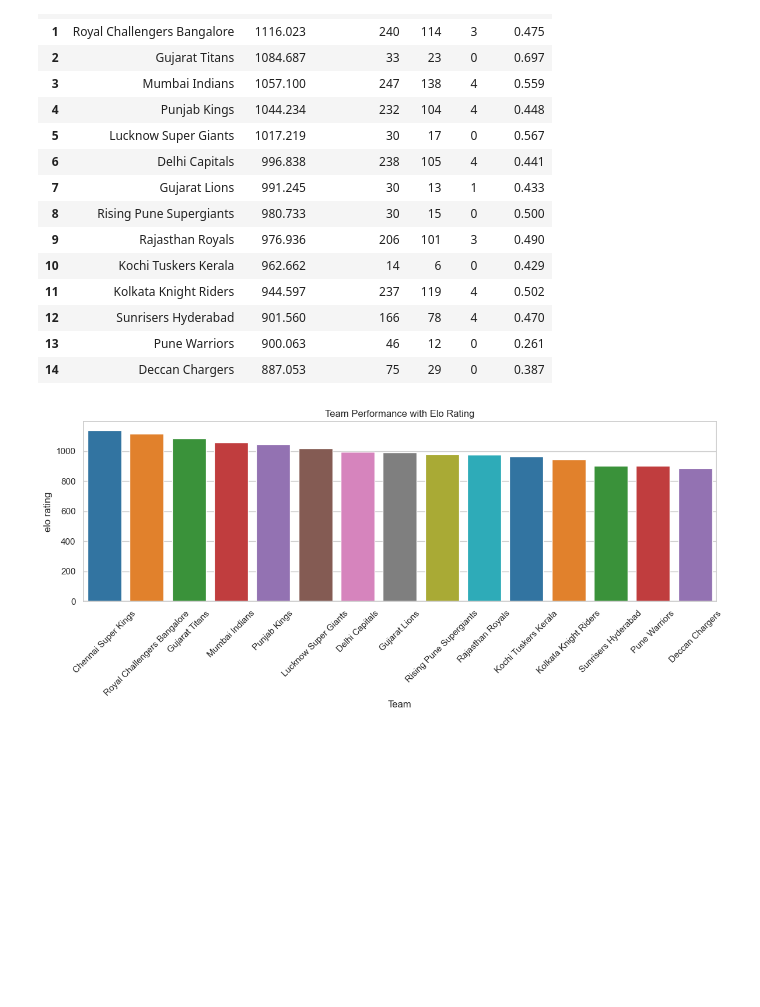
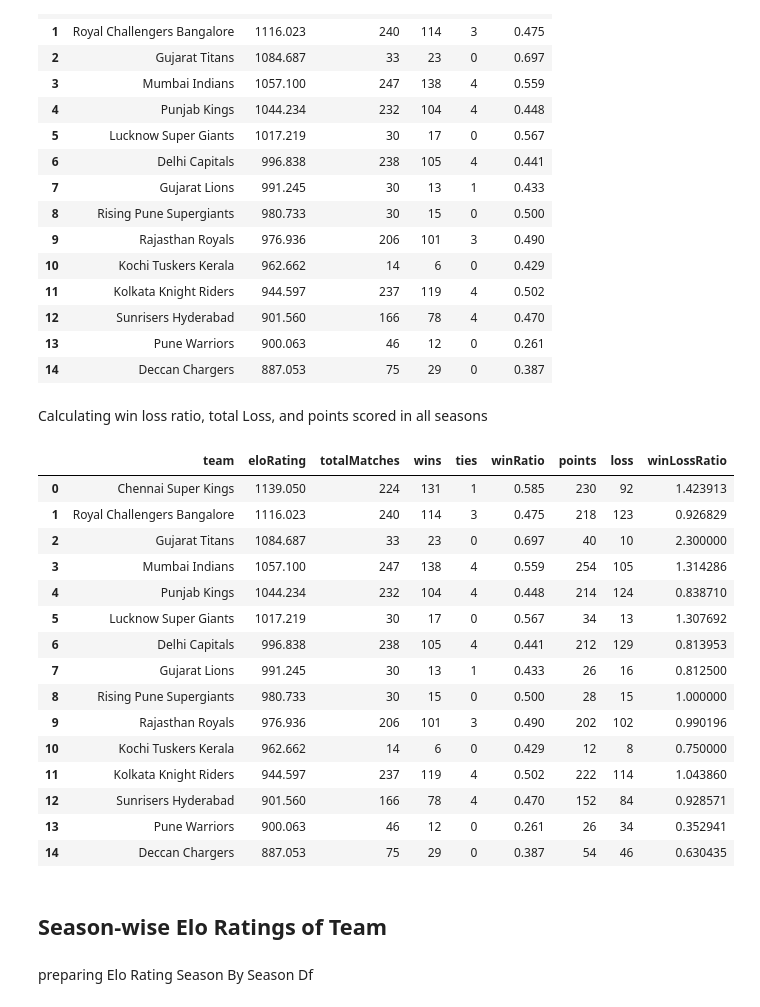
Before and after one commit to chinmay-choudhary/cricket-elo-rating, a Jupyter notebook: ipl.ipynb, the cells around one changed output. Cells and saved outputs as stored; diff of their text form; code cells hidden in the pictures; blank space fills up the shorter version.

```diff
--- a/ipl.ipynb
+++ b/ipl.ipynb
@@ -112,3 +133,13 @@ df.sample(5)
+# %%
+df_team1 = df[['team1', 'season', 'event','pointsTeam1']].rename(columns={'team1': 'team', 'pointsTeam1': 'points'})
+df_team2 = df[['team2', 'season', 'event','pointsTeam2']].rename(columns={'team2': 'team', 'pointsTeam2': 'points'})
+
+# Concatenate both DataFrames
+dfCombined = pd.concat([df_team1, df_team2])
+
+# Group by teamName and season, then sum the points
+dfPointsAllTime = dfCombined.groupby(['team']).agg(points=('points','sum')).reset_index()
+dfPointsSeason = dfCombined.groupby(['team','season']).agg(points=('points','sum')).reset_index()
 # %% [markdown]
 ### Elo Rating Update Formula
 
@@ -248,18 +294,3 @@ display(eloDf)
 | 12 | Sunrisers Hyderabad | 901.560 | 166 | 78 | 4 | 0.470 |
 | 13 | Pune Warriors | 900.063 | 46 | 12 | 0 | 0.261 |
 | 14 | Deccan Chargers | 887.053 | 75 | 29 | 0 | 0.387 |
-# %%
-sns.set_theme(style="whitegrid")
-
-fig, ax = plt.subplots(figsize=(14,4))
-
-sns.barplot(data=eloDf, x="team", y="eloRating", hue='team',legend=False,palette="tab10")
-
-plt.xlabel('Team')
-plt.ylabel('elo rating')
-plt.title('Team Performance with Elo Rating')
-plt.xticks(rotation=45)
-
-plt.show()
-# %% [output]
-[figure, removed]
@@ -271,0 +297,24 @@ df = pd.read_csv('iplMatchByMatchElo.csv')
+# %% [markdown]
+Calculating win loss ratio, total Loss, and points scored in all seasons
+# %%
+eloDf = pd.merge(eloDf,dfPointsAllTime)
+eloDf['loss'] = eloDf['totalMatches'] - (eloDf['wins'] + eloDf['ties'])
+eloDf['winLossRatio'] = eloDf['wins'] / (eloDf['loss'])
+eloDf
+# %% [output]
+|  | team | eloRating | totalMatches | wins | ties | winRatio | points | loss | winLossRatio |
+| 0 | Chennai Super Kings | 1139.050 | 224 | 131 | 1 | 0.585 | 230 | 92 | 1.423913 |
+| 1 | Royal Challengers Bangalore | 1116.023 | 240 | 114 | 3 | 0.475 | 218 | 123 | 0.926829 |
+| 2 | Gujarat Titans | 1084.687 | 33 | 23 | 0 | 0.697 | 40 | 10 | 2.300000 |
+| 3 | Mumbai Indians | 1057.100 | 247 | 138 | 4 | 0.559 | 254 | 105 | 1.314286 |
+| 4 | Punjab Kings | 1044.234 | 232 | 104 | 4 | 0.448 | 214 | 124 | 0.838710 |
+| 5 | Lucknow Super Giants | 1017.219 | 30 | 17 | 0 | 0.567 | 34 | 13 | 1.307692 |
+| 6 | Delhi Capitals | 996.838 | 238 | 105 | 4 | 0.441 | 212 | 129 | 0.813953 |
+| 7 | Gujarat Lions | 991.245 | 30 | 13 | 1 | 0.433 | 26 | 16 | 0.812500 |
+| 8 | Rising Pune Supergiants | 980.733 | 30 | 15 | 0 | 0.500 | 28 | 15 | 1.000000 |
+| 9 | Rajasthan Royals | 976.936 | 206 | 101 | 3 | 0.490 | 202 | 102 | 0.990196 |
+| 10 | Kochi Tuskers Kerala | 962.662 | 14 | 6 | 0 | 0.429 | 12 | 8 | 0.750000 |
+| 11 | Kolkata Knight Riders | 944.597 | 237 | 119 | 4 | 0.502 | 222 | 114 | 1.043860 |
+| 12 | Sunrisers Hyderabad | 901.560 | 166 | 78 | 4 | 0.470 | 152 | 84 | 0.928571 |
+| 13 | Pune Warriors | 900.063 | 46 | 12 | 0 | 0.261 | 26 | 34 | 0.352941 |
+| 14 | Deccan Chargers | 887.053 | 75 | 29 | 0 | 0.387 | 54 | 46 | 0.630435 |
@@ -271,0 +484,4 @@ df = pd.read_csv('iplMatchByMatchElo.csv')
+# %% [markdown]
+## Season-wise Elo Ratings of Team
+# %% [markdown]
+preparing Elo Rating Season By Season Df
```
Also changed, not shown: parts of 31 cells of this notebook, 1 other file.
